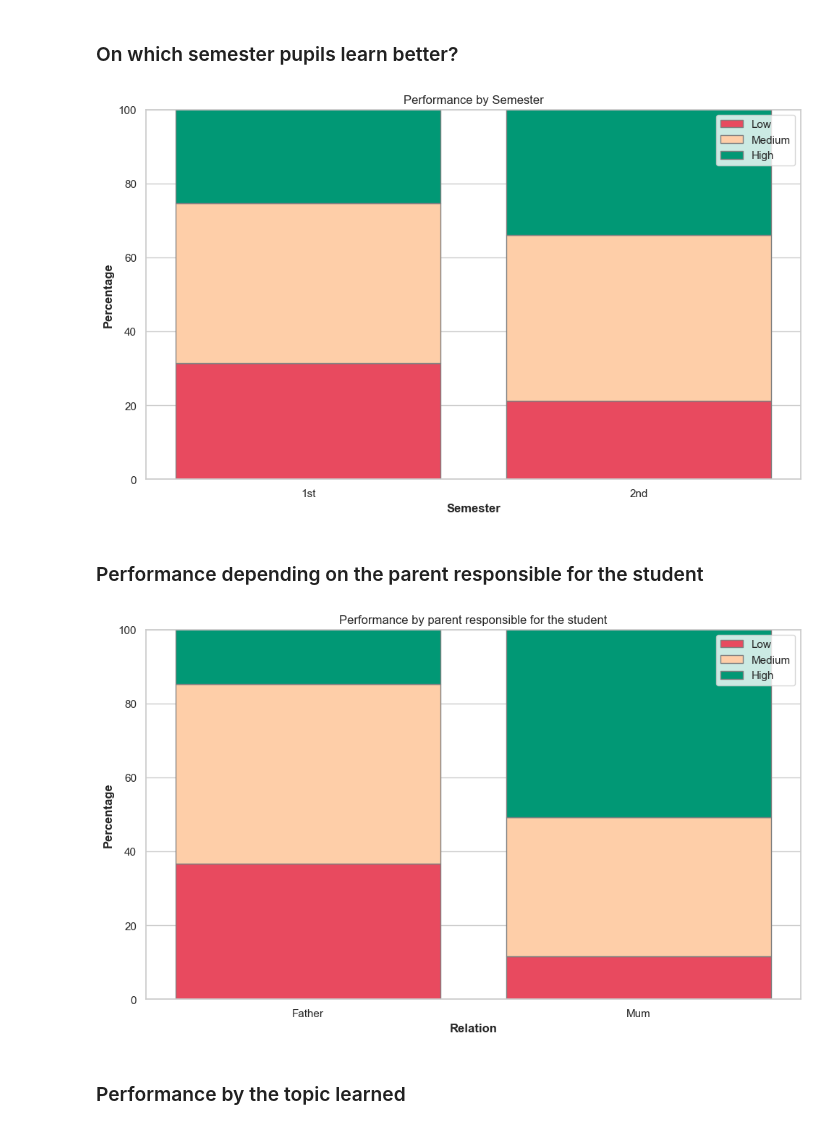
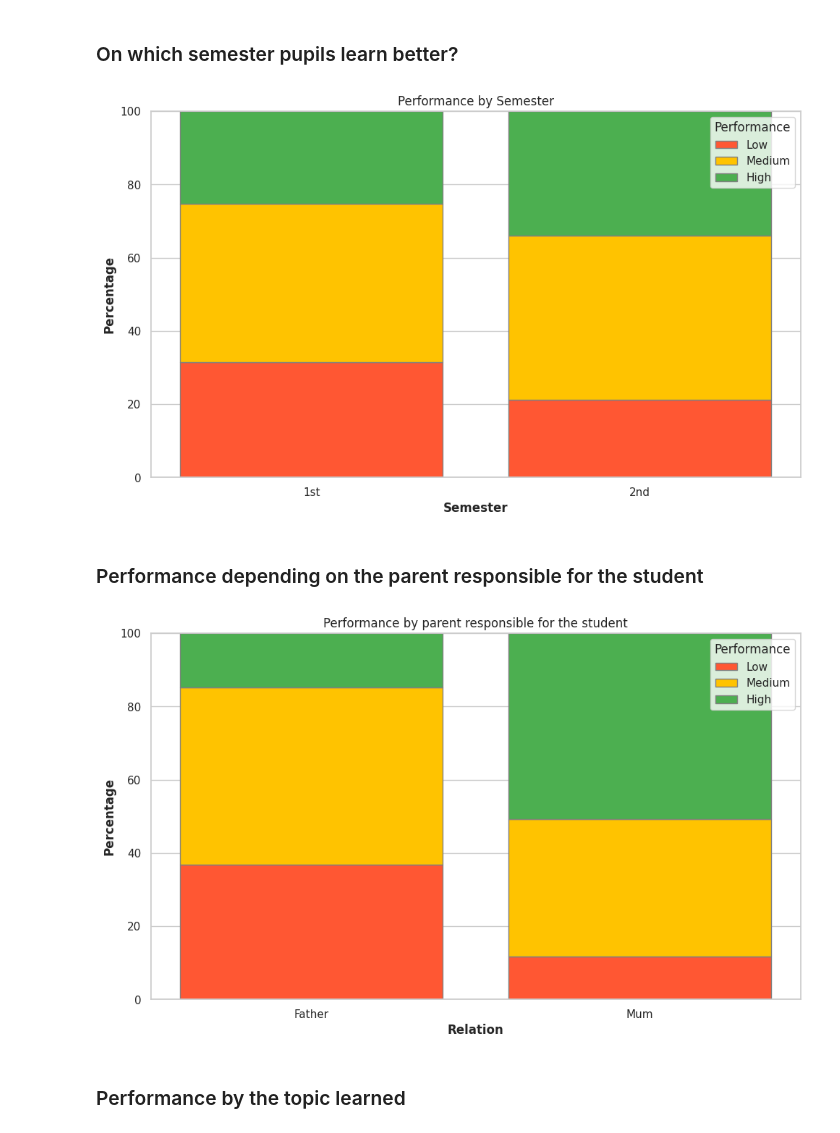
Before and after one commit to vasia-korz/ml_case_study, a Jupyter notebook: attribute_analysis.ipynb, the cells around one changed output. Drawn from its saved outputs; the diff is of its cells as text; code cells hidden in the pictures.

Commit message:
Legend and colors

```diff
--- a/attribute_analysis.ipynb
+++ b/attribute_analysis.ipynb
@@ -442,21 +447,21 @@ r1 = np.arange(len(categories))
 
 plt.figure(figsize=(10, 6))
 
-plt.bar(r1, L_percent, color=satisfaction_color_palette[0], edgecolor='grey', label='Low')
-plt.bar(r1, M_percent, bottom=L_percent, color=satisfaction_color_palette[1], edgecolor='grey', label='Medium')
-plt.bar(r1, H_percent, bottom=[i + j for i, j in zip(L_percent, M_percent)], color=satisfaction_color_palette[2], edgecolor='grey', label='High')
+plt.bar(r1, L_percent, color=degree_color_palette[0], edgecolor='grey', label='Low')
+plt.bar(r1, M_percent, bottom=L_percent, color=degree_color_palette[1], edgecolor='grey', label='Medium')
+plt.bar(r1, H_percent, bottom=[i + j for i, j in zip(L_percent, M_percent)], color=degree_color_palette[2], edgecolor='grey', label='High')
 
 plt.xlabel('Semester', fontweight='bold')
 plt.ylabel('Percentage', fontweight='bold')
 plt.xticks(r1, ['1st', '2nd'])
 plt.ylim(0, 100)
 
-plt.legend()
+plt.legend(title='Performance')
 plt.tight_layout()
 plt.title('Performance by Semester')
 plt.show()
 # %% [output]
-[figure, old version]
+[figure, new version]
 # %% [markdown]
 ### Performance depending on the parent responsible for the student
 # %%
@@ -480,38 +485,38 @@ for key in relation_performance_dictionary:
 
 categories = list(relation_performance_dictionary.keys())
 H_values = [relation_performance_dictionary[category]['H'] for category in categories]
 M_values = [relation_performance_dictionary[category]['M'] for category in categories]
 L_values = [relation_performance_dictionary[category]['L'] for category in categories]
 
 totals = [H + M + L for H, M, L in zip(H_values, M_values, L_values)]
 sorted_data = sorted(zip(categories, H_values, M_values, L_values, totals), key=lambda x: x[4], reverse=True)
 
 categories, H_values, M_values, L_values, _ = zip(*sorted_data)
 
 H_percent = [H * 100 for H in H_values]
 M_percent = [M * 100 for M in M_values]
 L_percent = [L * 100 for L in L_values]
 
 bar_width = 0.5
 r1 = np.arange(len(categories))
 
 plt.figure(figsize=(10, 6))
 
-plt.bar(r1, L_percent, color=satisfaction_color_palette[0], edgecolor='grey', label='Low')
-plt.bar(r1, M_percent, bottom=L_percent, color=satisfaction_color_palette[1], edgecolor='grey', label='Medium')
-plt.bar(r1, H_percent, bottom=[i + j for i, j in zip(L_percent, M_percent)], color=satisfaction_color_palette[2], edgecolor='grey', label='High')
+plt.bar(r1, L_percent, color=degree_color_palette[0], edgecolor='grey', label='Low')
+plt.bar(r1, M_percent, bottom=L_percent, color=degree_color_palette[1], edgecolor='grey', label='Medium')
+plt.bar(r1, H_percent, bottom=[i + j for i, j in zip(L_percent, M_percent)], color=degree_color_palette[2], edgecolor='grey', label='High')
 
 plt.xlabel('Relation', fontweight='bold')
 plt.ylabel('Percentage', fontweight='bold')
 plt.xticks(r1, categories)
 plt.ylim(0, 100)
 
-plt.legend()
+plt.legend(title='Performance')
 plt.tight_layout()
 plt.title('Performance by parent responsible for the student')
 plt.show()
 # %% [output]
-[figure, old version]
+[figure, new version]
 # %% [markdown]
 ### Performance by the topic learned
 # %%
```
Also changed, not shown: parts of 21 cells of this notebook.
